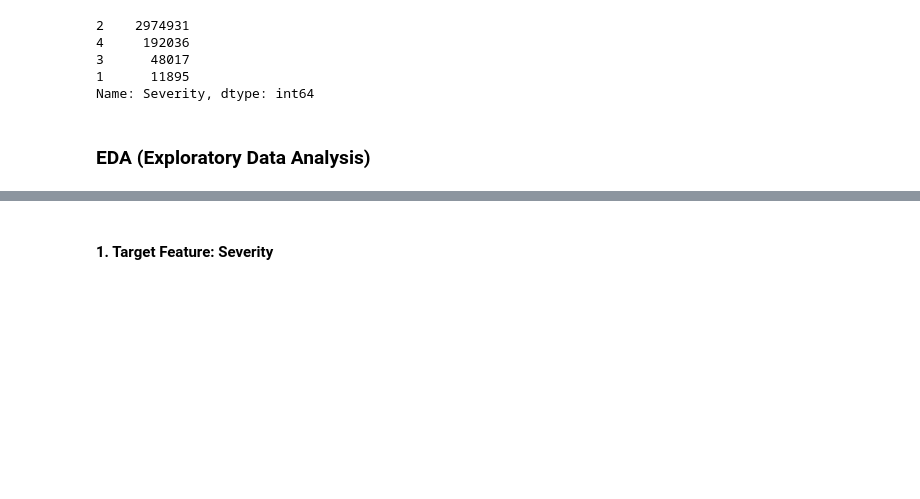
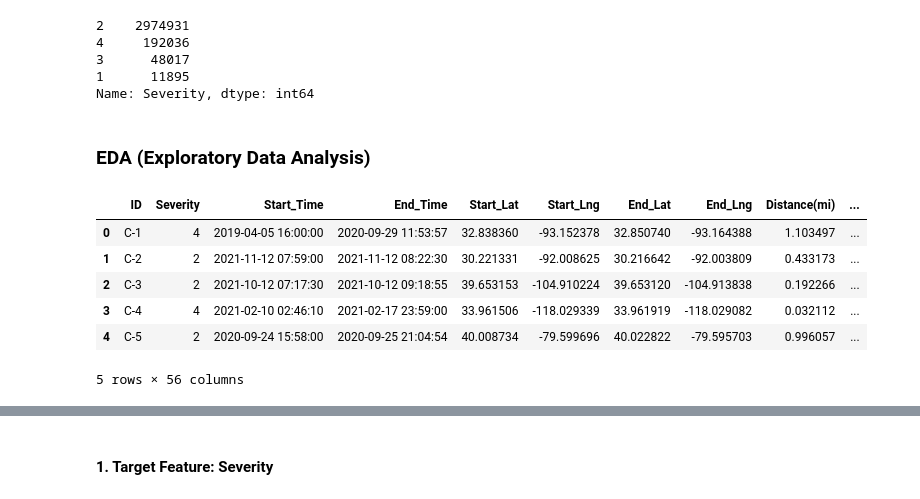
Before and after one commit to RBelgundi-6475/Term_Project_CS5644, a Jupyter notebook: Term_Project.ipynb, the cells around one changed output, grey strips where cells are left out. Cells and saved outputs as stored; diff of their text form; code cells hidden in the pictures; blank space fills up the shorter version.

```diff
--- a/Term_Project.ipynb
+++ b/Term_Project.ipynb
@@ -167,3 +172,13 @@ df_construction[(df_construction['start_year']>=2021) & (df_construction['end_ye
 Name: Severity, dtype: int64
 # %% [markdown]
 ### EDA (Exploratory Data Analysis)
+# %%
+df_construction.head()
+# %% [output]
+|  | ID | Severity | Start_Time | End_Time | Start_Lat | Start_Lng | End_Lat | End_Lng | Distance(mi) | ... |
+| 0 | C-1 | 4 | 2019-04-05 16:00:00 | 2020-09-29 11:53:57 | 32.838360 | -93.152378 | 32.850740 | -93.164388 | 1.103497 | ... |
+| 1 | C-2 | 2 | 2021-11-12 07:59:00 | 2021-11-12 08:22:30 | 30.221331 | -92.008625 | 30.216642 | -92.003809 | 0.433173 | ... |
+| 2 | C-3 | 2 | 2021-10-12 07:17:30 | 2021-10-12 09:18:55 | 39.653153 | -104.910224 | 39.653120 | -104.913838 | 0.192266 | ... |
+| 3 | C-4 | 4 | 2021-02-10 02:46:10 | 2021-02-17 23:59:00 | 33.961506 | -118.029339 | 33.961919 | -118.029082 | 0.032112 | ... |
+| 4 | C-5 | 2 | 2020-09-24 15:58:00 | 2020-09-25 21:04:54 | 40.008734 | -79.599696 | 40.022822 | -79.595703 | 0.996057 | ... |
+5 rows × 56 columns
```
Also changed, not shown: parts of 12 cells of this notebook.
